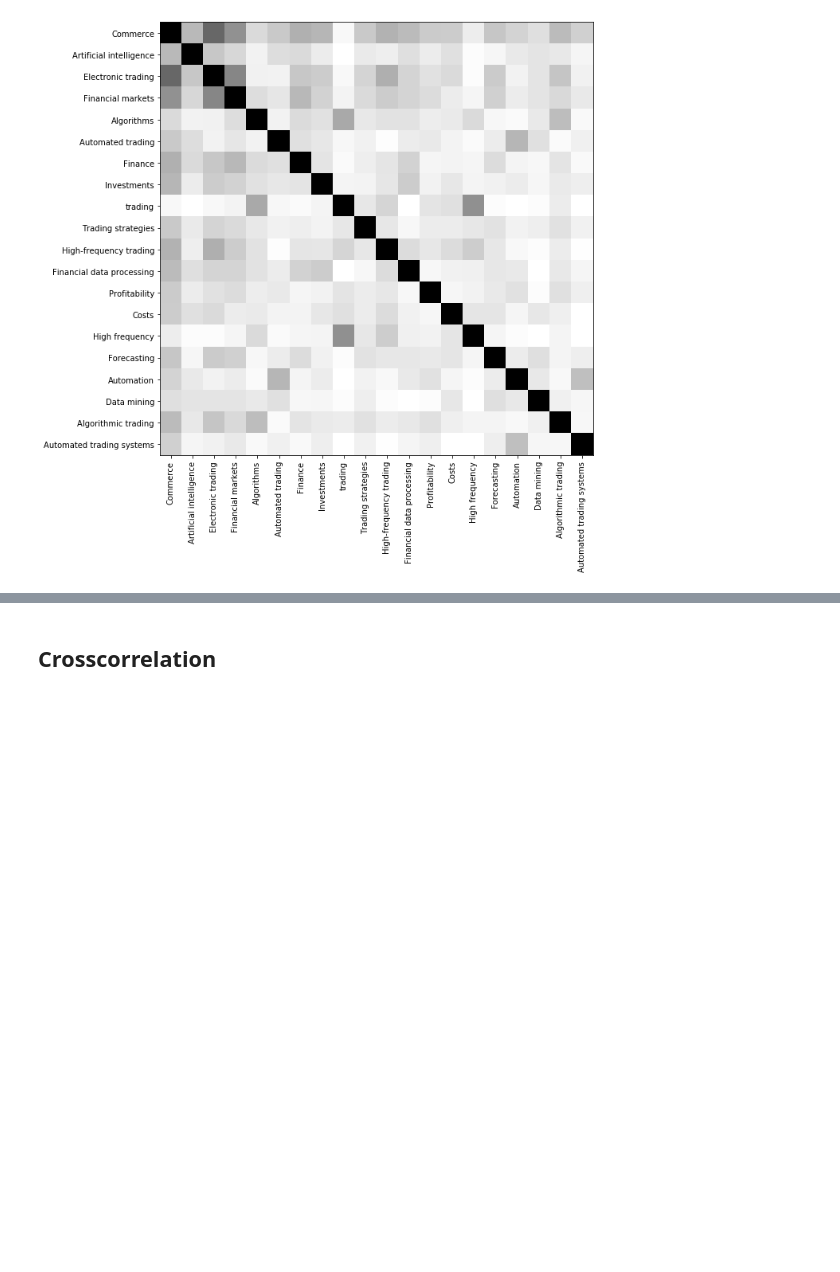
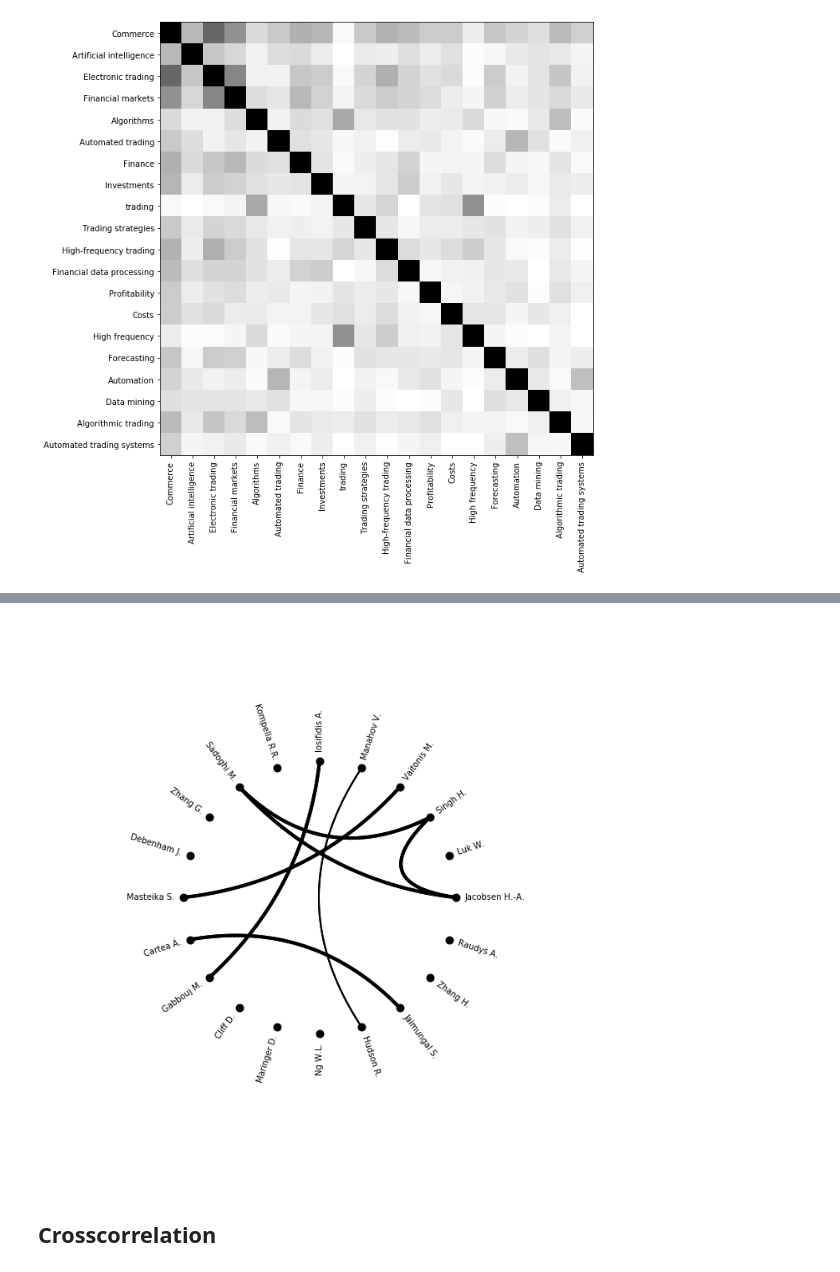
Before and after one commit to jdvelasq/techminer-old-deprecated, a Jupyter notebook: guide/tutorial/11-step-10-correlation.ipynb, the cells around one changed output, grey strips where cells are left out. Cells and saved outputs as stored; diff of their text form; code cells hidden in the pictures; blank space fills up the shorter version.

Commit message:
extracted chord_diagram as a independent routine

```diff
--- a/guide/tutorial/11-step-10-correlation.ipynb
+++ b/guide/tutorial/11-step-10-correlation.ipynb
@@ -47,3 +47,9 @@ rdf.autocorrelation(
+# %%
+rdf.autocorrelation(
+    term='Authors',
+    sep=',').chord_diagram(minval=0.20)
+# %% [output]
+[figure, added]
 # %% [markdown]
 ## Crosscorrelation
 # %%
```
Also changed, not shown: parts of 1 cell of this notebook, 2 other files.
